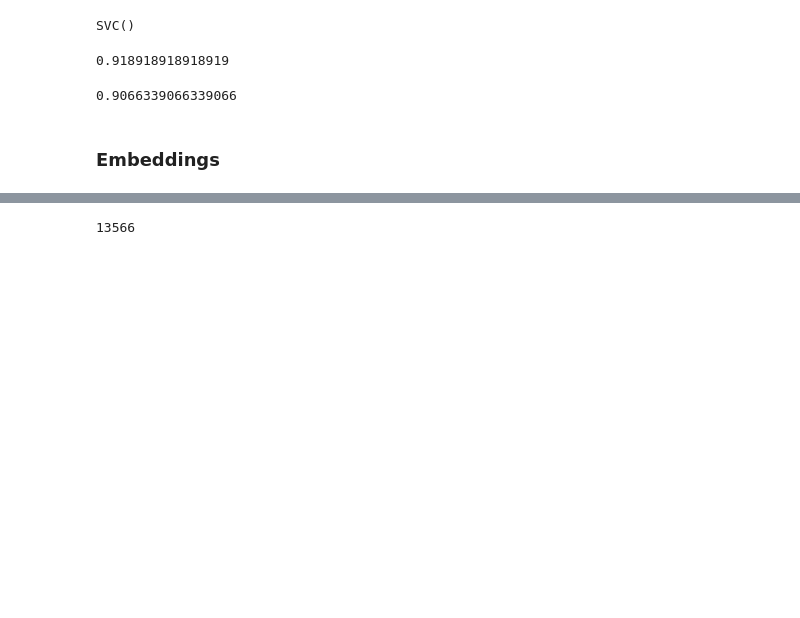
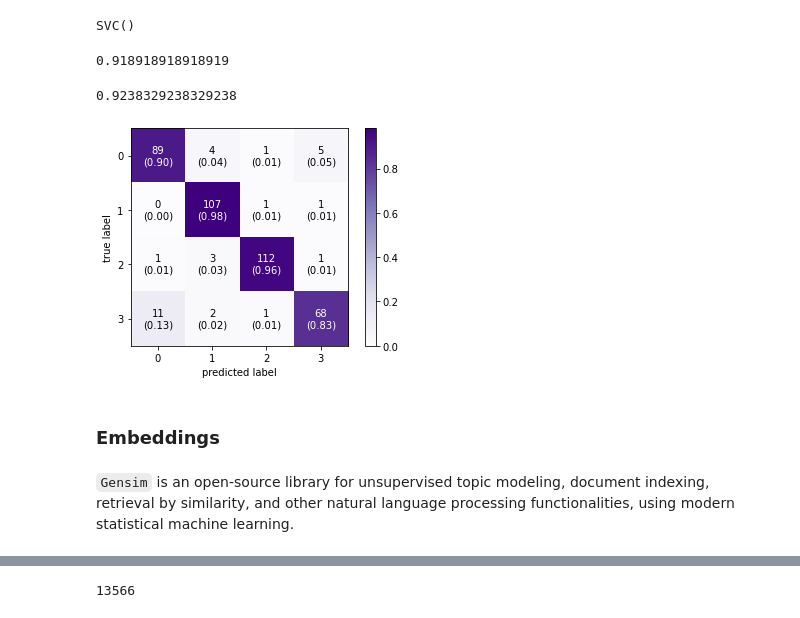
Before and after one commit to unexpectedmistake/nlp_basics, a Jupyter notebook: 1_text_preprocessing_and_classification.ipynb, the cells around one changed output, grey strips where cells are left out. Drawn from its saved outputs; the diff is of its cells as text; code cells hidden in the pictures; blank space fills up the shorter version.

```diff
--- a/1_text_preprocessing_and_classification.ipynb
+++ b/1_text_preprocessing_and_classification.ipynb
@@ -560,7 +603,8 @@ from sklearn.metrics import accuracy_score
 from sklearn import svm
 from sklearn.linear_model import SGDClassifier
 
-X_train, X_test, y_train, y_test= train_test_split(dense_vectors, newsgroups_train.target, test_size=0.2, random_state=0)
+X_train, X_test, y_train, y_test= train_test_split(
+    dense_vectors, newsgroups_train.target, test_size=0.2, random_state=0)
 y_train.shape, y_test.shape
 # %% [output]
 ((1627,), (407,))
@@ -581,4 +625,4 @@ sgd = SGDClassifier()
 sgd.fit(X_train, y_train)
 accuracy_score(y_test, sgd.predict(X_test))
 # %% [output]
-0.9066339066339066
+0.9238329238329238
@@ -585,5 +632,17 @@ accuracy_score(y_test, sgd.predict(X_test))
+# %%
+cm1 = confusion_matrix(y_target = y_test,
+                       y_predicted = sgd.predict(X_test))
+fig, ax = plot_confusion_matrix(conf_mat = cm1,
+                                show_absolute = True,
+                                show_normed = True,
+                                colorbar = True,
+                                cmap = 'Purples');
+# %% [output]
+[figure, added]
 # %% [markdown]
 ### Embeddings
+# %% [markdown]
+`Gensim` is an open-source library for unsupervised topic modeling, document indexing, retrieval by similarity, and other natural language processing functionalities, using modern statistical machine learning.
 # %%
 import gensim.downloader as api
 embeddings_pretrained = api.load('glove-twitter-25')
```
Also changed, not shown: parts of 14 cells of this notebook.
